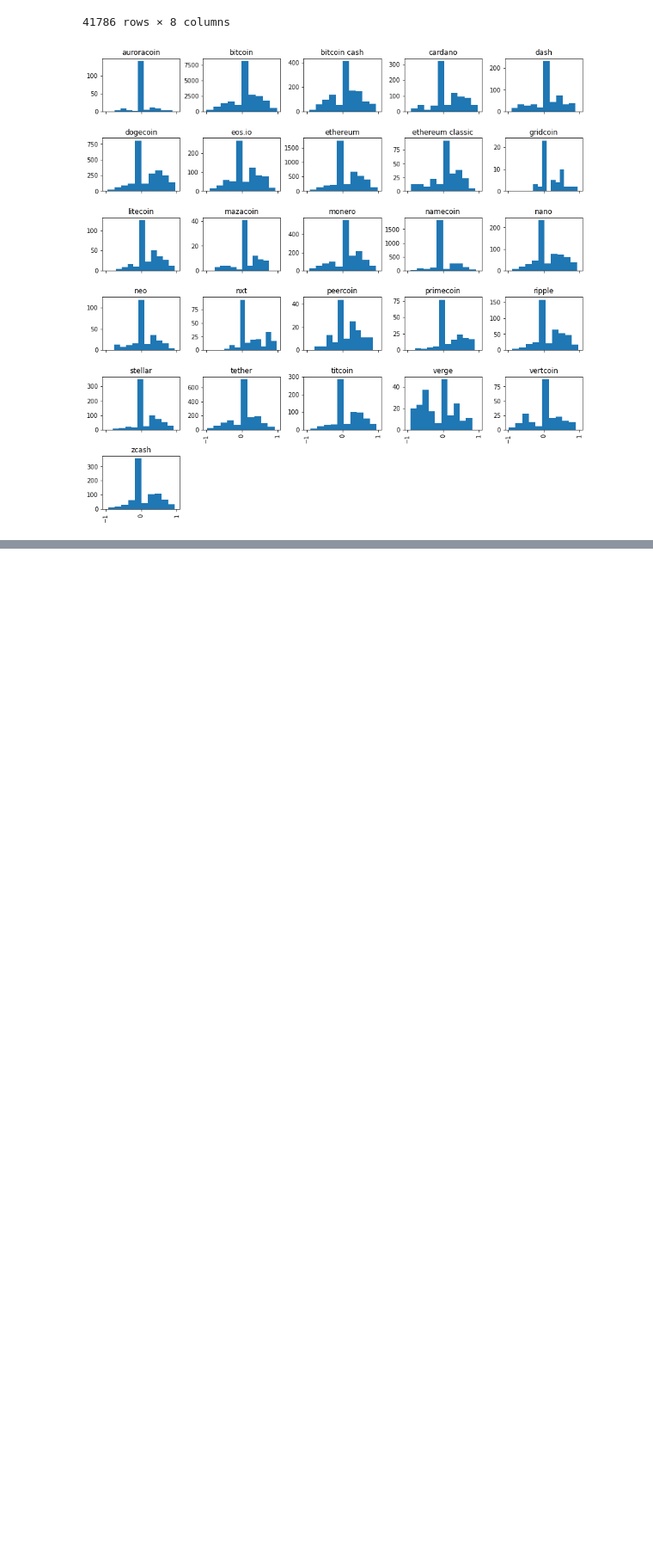
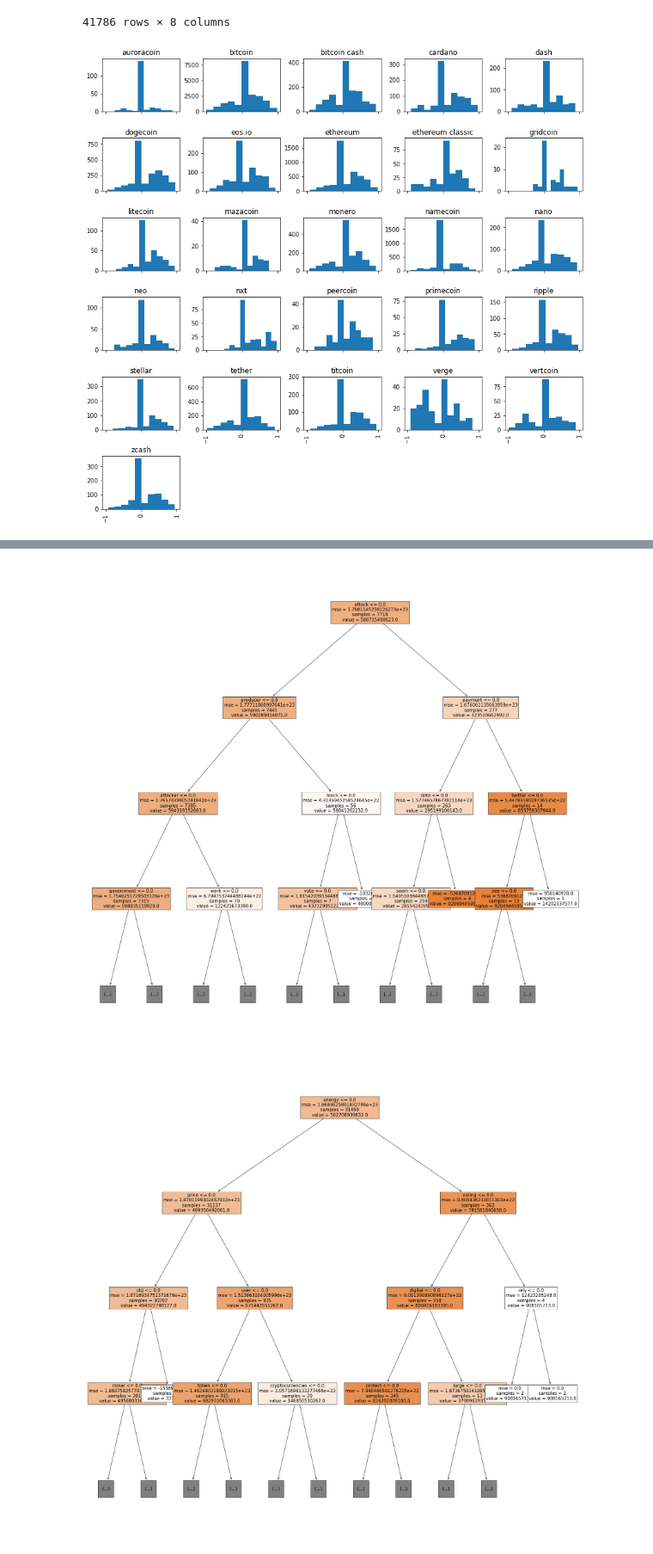
Before and after one commit to matthewkmoore/CryptoCurrency-Media-Analysis, a Jupyter notebook: cryptocurrency_webcrawler.ipynb, the cells around one changed output, grey strips where cells are left out. Shown at 86% size. Cells and saved outputs as stored; diff of their text form; code cells hidden in the pictures; blank space fills up the shorter version.

```diff
--- a/cryptocurrency_webcrawler.ipynb
+++ b/cryptocurrency_webcrawler.ipynb
@@ -497,11 +503,12 @@ def lemmatize_string(text):
     return seperator.join(lemmatized)
 
 # remove everything that isn't text
+# and remove 1 and 2 letter words
 def scrub_text(text):
     # Remove numbers
     text =  re.sub('(?<=\s)\d+(?=\s)', '', text)
-    # remove single character terms
-    text = re.sub("(?<=\s)\w(?=\s)", "", text)
+    # remove single and double character terms
+    text = re.sub("(?<=\s)\w{1,2}(?=\s)", "", text)
     # remove non word characers except for spaces
     text =  re.sub('[^\w\s]',' ', text)
     # condence multple spaces
@@ -533,0 +660,23 @@ Counter({'CARDINAL': 3, 'DATE': 1})
+# %%
+##############################
+### Add the market cap figures to
+### The sentence corpus for final analysis
+
+final_sentence_corpus = cleaned_sentence_corpus.copy(deep=True)
+
+# Add market cap column to the dataframe
+final_sentence_corpus.insert(len(final_sentence_corpus.columns), "market_cap","", allow_duplicates=True)
+
+# Each entry in the data frame, use the ticker symbol
+# to find the current market cap for the currency
+# mentioned in each row
+for i in range(len(final_sentence_corpus)):
+    if final_sentence_corpus.ticker[i] in list(coin_market_caps.symbol):
+        cap = list(coin_market_caps.marketcap[coin_market_caps['symbol']==final_sentence_corpus.ticker[i]])[0]
+    else:
+        cap="No Data"
+    final_sentence_corpus.market_cap[i]=cap
+
+final_sentence_corpus
+
+final_sentence_corpus.to_csv ('final_sentence_corpus.csv', index = None, header=True)
@@ -533,0 +799,18 @@ Counter({'CARDINAL': 3, 'DATE': 1})
+# %%
+plt.figure(figsize=(30,30))
+_ = tree.plot_tree(rf_neg,
+                   feature_names=vectorizer_neg.get_feature_names(),
+                   filled=True, max_depth=3, fontsize=15, precision=0)
+
+plt.figure(figsize=(30,30))
+_ = tree.plot_tree(rf_pos,
+                   feature_names=vectorizer_pos.get_feature_names(),
+                   filled=True, max_depth=3, fontsize=15, precision=0)
+
+plt.figure(figsize=(30,30))
+_ = tree.plot_tree(rf_neu,
+                   feature_names=vectorizer_neu.get_feature_names(),
+                   filled=True, max_depth=3, fontsize=15, precision=0)
+# %% [output]
+[figure, added]
+[figure, added]
```
Also changed, not shown: parts of 18 cells of this notebook, 3 other files.
